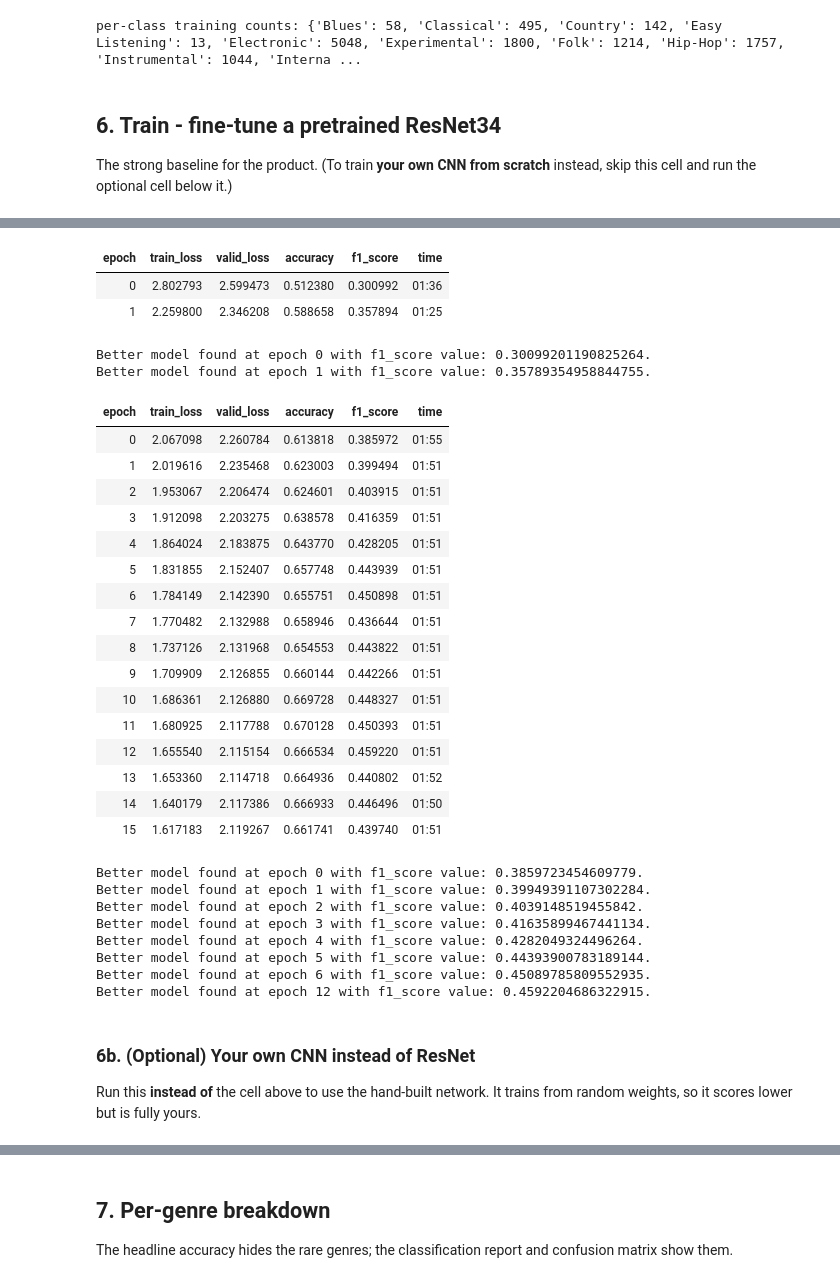
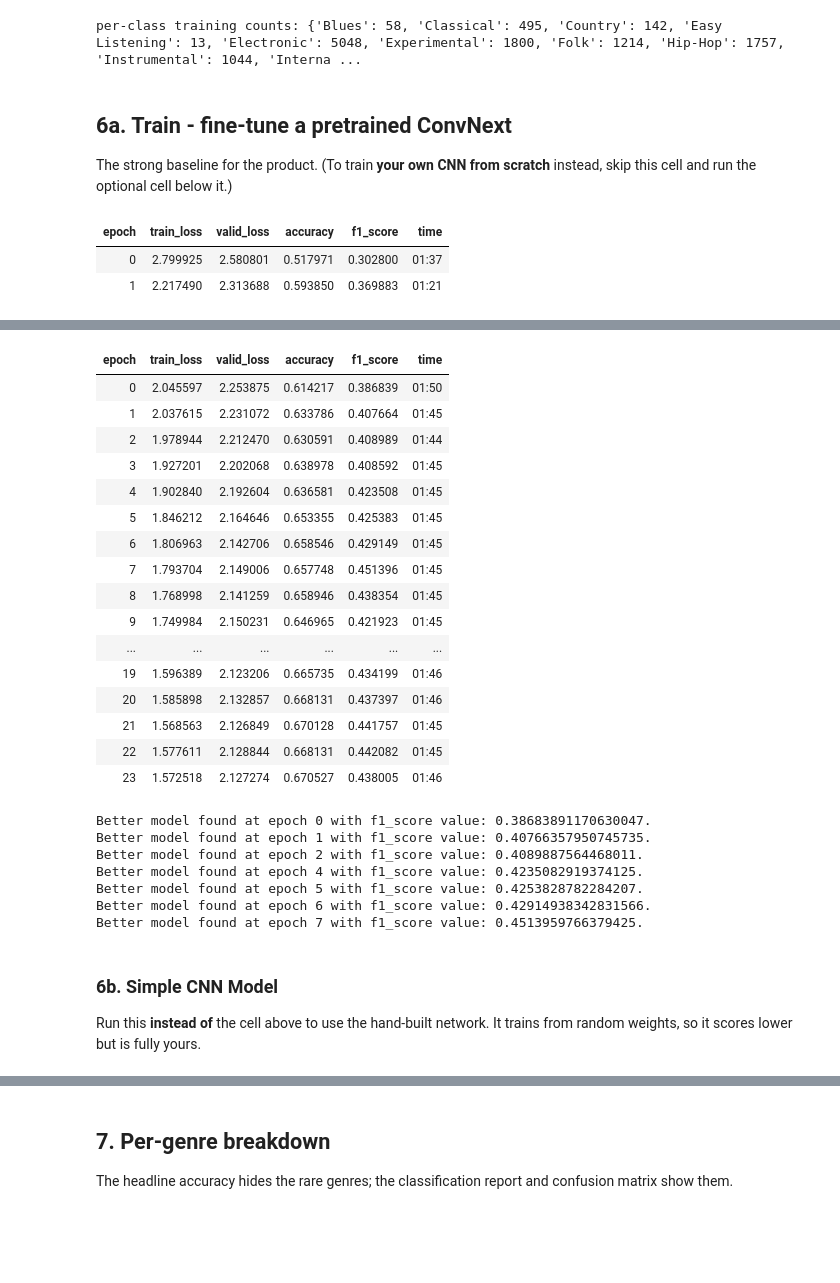
Before and after one commit to ZhihaoMu/Music-Genre-Classification, a Jupyter notebook: fma-music-genre-classification.ipynb, the cells around one changed output, grey strips where cells are left out. Saved outputs shown, nothing was run; the diff lists cells and outputs as text; code cells hidden in the pictures; blank space fills up the shorter version.

```diff
--- a/fma-music-genre-classification.ipynb
+++ b/fma-music-genre-classification.ipynb
@@ -197,13 +196,15 @@ print("per-class training counts:", {c: int(n) for c, n in zip(dls.vocab, counts
 # %% [output]
 per-class training counts: {'Blues': 58, 'Classical': 495, 'Country': 142, 'Easy Listening': 13, 'Electronic': 5048, 'Experimental': 1800, 'Folk': 1214, 'Hip-Hop': 1757, 'Instrumental': 1044, 'Interna ...
 # %% [markdown]
-## 6. Train - fine-tune a pretrained ResNet34
+## 6a. Train - fine-tune a pretrained ConvNext
 The strong baseline for the product. (To train **your own CNN from scratch** instead, skip
 this cell and run the optional cell below it.)
 # %%
-
 learn = vision_learner(dls, 'convnext_tiny.fb_in22k', loss_func=loss, metrics=metrics,
                        cbs=[MixUp(),
                             SaveModelCallback(monitor='f1_score')]).to_fp16()
-learn.fine_tune(16, base_lr=1e-3, freeze_epochs=2)
+learn.fine_tune(24, base_lr=1e-3, freeze_epochs=2)
 # %% [output]
+| epoch | train_loss | valid_loss | accuracy | f1_score | time |
+| 0 | 2.799925 | 2.580801 | 0.517971 | 0.302800 | 01:37 |
+| 1 | 2.217490 | 2.313688 | 0.593850 | 0.369883 | 01:21 |
@@ -211,35 +213,29 @@ Warning: You are sending unauthenticated requests to the HF Hub. Please set a HF
-| epoch | train_loss | valid_loss | accuracy | f1_score | time |
-| 0 | 2.802793 | 2.599473 | 0.512380 | 0.300992 | 01:36 |
-| 1 | 2.259800 | 2.346208 | 0.588658 | 0.357894 | 01:25 |
+| epoch | train_loss | valid_loss | accuracy | f1_score | time |
+| 0 | 2.045597 | 2.253875 | 0.614217 | 0.386839 | 01:50 |
+| 1 | 2.037615 | 2.231072 | 0.633786 | 0.407664 | 01:45 |
+| 2 | 1.978944 | 2.212470 | 0.630591 | 0.408989 | 01:44 |
+| 3 | 1.927201 | 2.202068 | 0.638978 | 0.408592 | 01:45 |
+| 4 | 1.902840 | 2.192604 | 0.636581 | 0.423508 | 01:45 |
+| 5 | 1.846212 | 2.164646 | 0.653355 | 0.425383 | 01:45 |
+| 6 | 1.806963 | 2.142706 | 0.658546 | 0.429149 | 01:45 |
+| 7 | 1.793704 | 2.149006 | 0.657748 | 0.451396 | 01:45 |
+| 8 | 1.768998 | 2.141259 | 0.658946 | 0.438354 | 01:45 |
+| 9 | 1.749984 | 2.150231 | 0.646965 | 0.421923 | 01:45 |
+| ... | ... | ... | ... | ... | ... |
+| 19 | 1.596389 | 2.123206 | 0.665735 | 0.434199 | 01:46 |
+| 20 | 1.585898 | 2.132857 | 0.668131 | 0.437397 | 01:46 |
+| 21 | 1.568563 | 2.126849 | 0.670128 | 0.441757 | 01:45 |
+| 22 | 1.577611 | 2.128844 | 0.668131 | 0.442082 | 01:45 |
+| 23 | 1.572518 | 2.127274 | 0.670527 | 0.438005 | 01:46 |
-Better model found at epoch 0 with f1_score value: 0.30099201190825264.
-Better model found at epoch 1 with f1_score value: 0.35789354958844755.
+Better model found at epoch 0 with f1_score value: 0.38683891170630047.
+Better model found at epoch 1 with f1_score value: 0.40766357950745735.
+Better model found at epoch 2 with f1_score value: 0.4089887564468011.
+Better model found at epoch 4 with f1_score value: 0.4235082919374125.
+Better model found at epoch 5 with f1_score value: 0.4253828782284207.
+Better model found at epoch 6 with f1_score value: 0.42914938342831566.
+Better model found at epoch 7 with f1_score value: 0.4513959766379425.
-| epoch | train_loss | valid_loss | accuracy | f1_score | time |
-| 0 | 2.067098 | 2.260784 | 0.613818 | 0.385972 | 01:55 |
-| 1 | 2.019616 | 2.235468 | 0.623003 | 0.399494 | 01:51 |
-| 2 | 1.953067 | 2.206474 | 0.624601 | 0.403915 | 01:51 |
-| 3 | 1.912098 | 2.203275 | 0.638578 | 0.416359 | 01:51 |
-| 4 | 1.864024 | 2.183875 | 0.643770 | 0.428205 | 01:51 |
-| 5 | 1.831855 | 2.152407 | 0.657748 | 0.443939 | 01:51 |
-| 6 | 1.784149 | 2.142390 | 0.655751 | 0.450898 | 01:51 |
-| 7 | 1.770482 | 2.132988 | 0.658946 | 0.436644 | 01:51 |
-| 8 | 1.737126 | 2.131968 | 0.654553 | 0.443822 | 01:51 |
-| 9 | 1.709909 | 2.126855 | 0.660144 | 0.442266 | 01:51 |
-| 10 | 1.686361 | 2.126880 | 0.669728 | 0.448327 | 01:51 |
-| 11 | 1.680925 | 2.117788 | 0.670128 | 0.450393 | 01:51 |
-| 12 | 1.655540 | 2.115154 | 0.666534 | 0.459220 | 01:51 |
-| 13 | 1.653360 | 2.114718 | 0.664936 | 0.440802 | 01:52 |
-| 14 | 1.640179 | 2.117386 | 0.666933 | 0.446496 | 01:50 |
-| 15 | 1.617183 | 2.119267 | 0.661741 | 0.439740 | 01:51 |
-Better model found at epoch 0 with f1_score value: 0.3859723454609779.
-Better model found at epoch 1 with f1_score value: 0.39949391107302284.
-Better model found at epoch 2 with f1_score value: 0.4039148519455842.
-Better model found at epoch 3 with f1_score value: 0.41635899467441134.
-Better model found at epoch 4 with f1_score value: 0.4282049324496264.
-Better model found at epoch 5 with f1_score value: 0.44393900783189144.
-Better model found at epoch 6 with f1_score value: 0.45089785809552935.
-Better model found at epoch 12 with f1_score value: 0.4592204686322915.
 # %% [markdown]
-### 6b. (Optional) Your own CNN instead of ResNet
+### 6b. Simple CNN Model
 Run this **instead of** the cell above to use the hand-built network. It trains from random
 weights, so it scores lower but is fully yours.
 # %%
```
Also changed, not shown: parts of 14 cells of this notebook.
